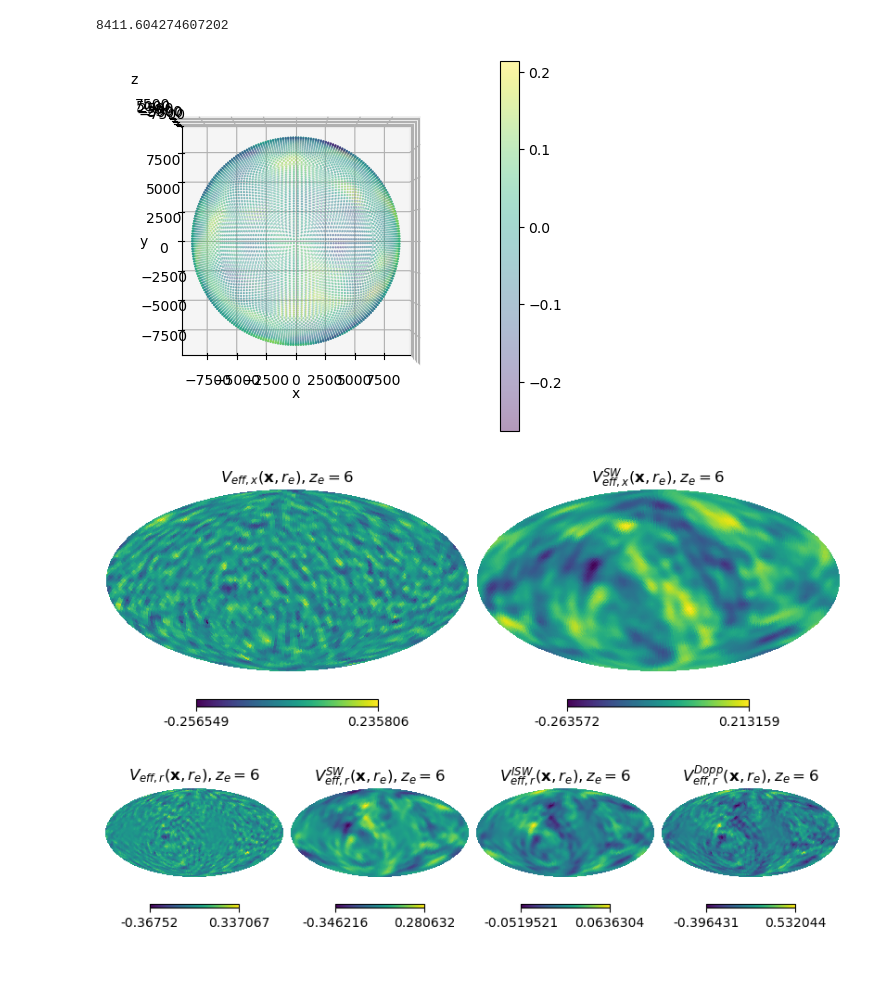
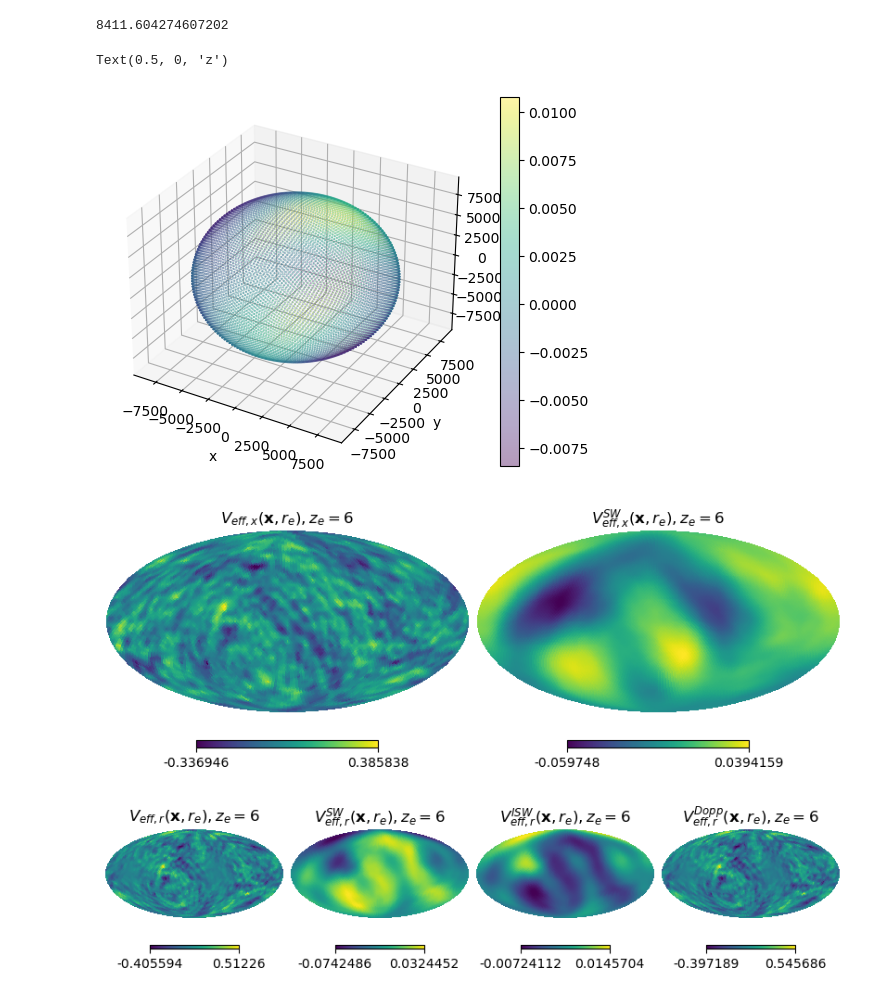
Before and after one commit to catketchup/ReCCO, a Jupyter notebook: code/Pylian_test.ipynb, the cells around one changed output. Saved outputs shown, nothing was run; the diff lists cells and outputs as text; code cells hidden in the pictures; blank space fills up the shorter version.

```diff
--- a/code/Pylian_test.ipynb
+++ b/code/Pylian_test.ipynb
@@ -166,9 +163,9 @@ print(xx.shape)
 (64, 64, 64)
 # %%
 if 1:
-    k_x = np.fft.fftfreq(grid, d)
-    k_y = np.fft.fftfreq(grid, d)
-    k_z = np.fft.fftfreq(grid, d)
+    k_x = 2*pi*np.fft.fftfreq(grid, d)
+    k_y = 2*pi*np.fft.fftfreq(grid, d)
+    k_z = 2*pi*np.fft.fftfreq(grid, d)
     kk_x, kk_y, kk_z = np.meshgrid(k_x, k_y, k_z)
     kk_x_s, kk_y_s, kk_z_s = np.fft.fftshift(kk_x), np.fft.fftshift(kk_y), np.fft.fftshift(kk_z)
 
@@ -412,9 +392,9 @@ G_Dopp_ksz_itp = interp1d(ks, G_Dopp_ksz)
 G_ksz_itp = interp1d(ks, G_SW_ksz + G_ISW_ksz + G_Dopp_ksz)
 
 
-g_field_k = g_psi_k
-# g_field_k = g_psi_k+g_psi_i_k
+# g_field_k = g_psi_k
 # g_field_k = g_psi_i_k
+g_field_k = g_psi_k+g_psi_i_k
 # %%
 # xyz direction V_eff component, labeled by x1, x2, x3
 V_eff_x1 = ThreeDEvolve(G_ksz_itp, g_field_k[1], kk)
@@ -550,29 +530,30 @@ V_eff_ISW_radial = TwoDVecField_Radial(V_eff_ISW_x1_chi, V_eff_ISW_x2_chi, V_eff
 # %%
 # check https://stackoverflow.com/questions/11140163/plotting-a-3d-cube-a-sphere-and-a-vector
 fig = plt.figure()
 ax = fig.add_subplot(projection='3d')
-fig.colorbar(ax.scatter(x_test_s, y_test_s, z_test_s, c=V_eff_SW_x1_chi.real, alpha=0.4, label=r'$r_{edec}$', s=0.2))
+fig.colorbar(ax.scatter(x_test_s, y_test_s, z_test_s, c=V_eff_ISW_x1_chi.real, alpha=0.4, label=r'$r_{edec}$', s=0.2))
 # ax.scatter(x_e,y_e,z_e, color='r', s=10)
 ax.set_xlabel(r'x')
 ax.set_ylabel(r'y')
 ax.set_zlabel(r'z')
 
 # ax.plot_surface(xx_c, yy_c, zz_c, alpha=0.2)
 # ax.set_xlim([-r_o, r_o])
 # ax.set_ylim([-r_o, r_o])
 # ax.set_zlim([-r_o, r_o])
 # ax.legend()
 # check xy direction view
-ax.view_init(90, -90)
+# ax.view_init(90, -90)
 # %% [output]
+Text(0.5, 0, 'z')
-[figure, old version]
+[figure, new version]
 # %%
 if 1:
     plt.figure(figsize=(8,6))
     hp.mollview(V_eff_x1_chi, xsize=800, sub=121, title=r'$V_{eff, x}(\mathbf{x}, r_e), z_{e} = %s$'%ze)
     hp.mollview(V_eff_SW_x1_chi, xsize=800, sub=122, title=r'$V^{SW}_{eff, x}(\mathbf{x}, r_e), z_{e} = %s$'%ze)
 # %% [output]
-[figure, old version]
+[figure, new version]
 # %%
 if 1:
     plt.figure(figsize=(8,6))
@@ -581,7 +562,7 @@ if 1:
     hp.mollview(V_eff_ISW_radial, xsize=800, sub=143, title=r'$V^{ISW}_{eff, r}(\mathbf{x}, r_e), z_e = %s$'%ze)
     hp.mollview(V_eff_Dopp_radial, xsize=800, sub=144, title=r'$V^{Dopp}_{eff, r}(\mathbf{x}, r_e), z_e = %s$'%ze)
 # %% [output]
-[figure, old version]
+[figure, new version]
 # %%
 vrlm = hp.map2alm(V_eff_radial)
 vrlm_SW = hp.map2alm(V_eff_SW_radial)
```
Also changed, not shown: parts of 20 cells of this notebook, 1 other file.
